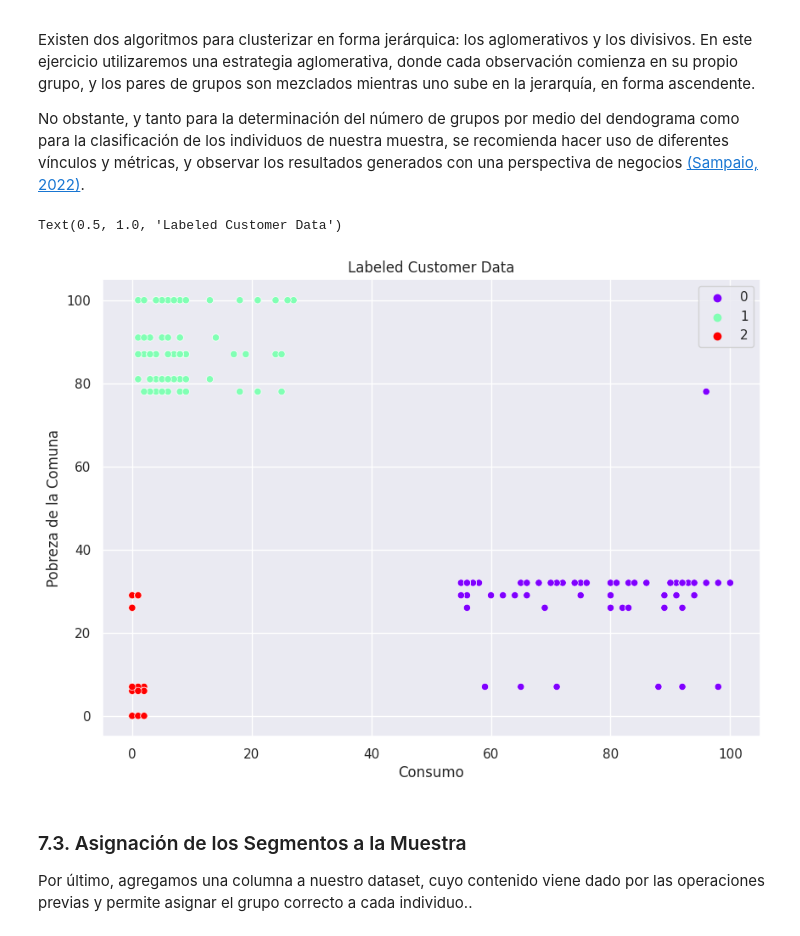
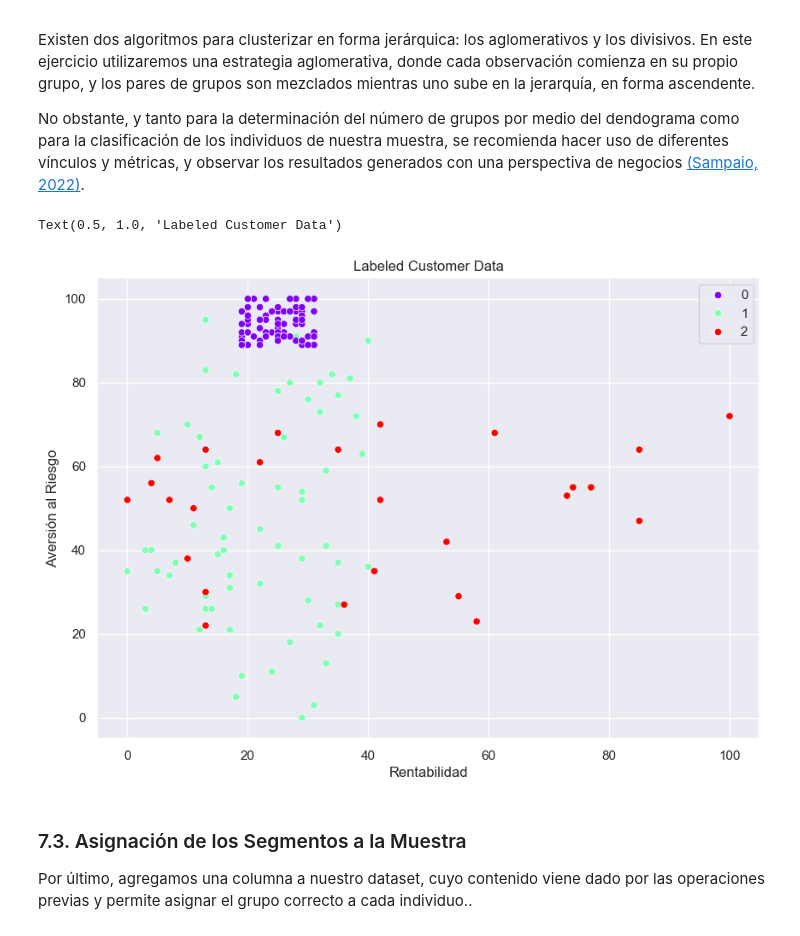
Before and after one commit to diegovalarq/Marketing-Segmentation, a Jupyter notebook: Notebook-Marketing-Segmentation.ipynb, the cells around one changed output. Cells and saved outputs as stored; diff of their text form; code cells hidden in the pictures.

```diff
--- a/Notebook-Marketing-Segmentation.ipynb
+++ b/Notebook-Marketing-Segmentation.ipynb
@@ -552,13 +573,15 @@ plt.ylabel('Euclidean distances')
 plt.xlabel('Customers')
 
 # Selecting Annual Income and Spending Scores by index
-excluded_cols = ['Identificador', 'Edad', 'Nacionalidad', 'Comuna',
-                 'Ubicación', 'Local', 'Segmento', 'Experiencia']
+excluded_cols = ['Identificador', 'Estado Civil', 'Situación Laboral', 'Satisfacción', 'Nivel Educacional',
+                 'Día de la Semana', 'Fin de Semana', 'Día de Registro', 'Mes de Registro', 'Año de Registro',
+                 'Quarter de Registro', 'Meses de Antigüedad', 'Años de Antigüedad', 'Sexo']
 
 filtered_cols = [col for col in dataset_normalized.columns
                  if col not in excluded_cols]
 
 selected_data = dataset_normalized[filtered_cols].copy(deep=True)
+selected_data.head(3)
 
 clusters = sch.linkage(selected_data, method='ward', metric="euclidean")
 
@@ -579,20 +602,21 @@ No obstante, y tanto para la determinación del número de grupos por medio del
 # %%
 # Divisive Hierarchical Clustering using the euclidean distance and ward method
 clustering_model = AgglomerativeClustering(n_clusters=3, metric='euclidean',
                                            linkage='ward')
 clustering_model.fit(selected_data)
 
 # Accessing vars of the clustering object
 data_labels_v1 = clustering_model.labels_
 
 # Visualization of our graph
 sns.set(rc={'figure.figsize':(10, 7)})
-sns.scatterplot(x='Consumo', y='Pobreza de la Comuna', data=selected_data,
+# Días de Antigüedad
+sns.scatterplot(x='Rentabilidad', y='Aversión al Riesgo', data=selected_data,
                 palette="rainbow", hue=data_labels_v1)\
                 .set_title('Labeled Customer Data')
 # %% [output]
 Text(0.5, 1.0, 'Labeled Customer Data')
-[figure, old version]
+[figure, new version]
 # %% [markdown]
 <h3>7.3. Asignación de los Segmentos a la Muestra</h3>
 
```
Also changed, not shown: parts of 9 cells of this notebook, 1 other file.
